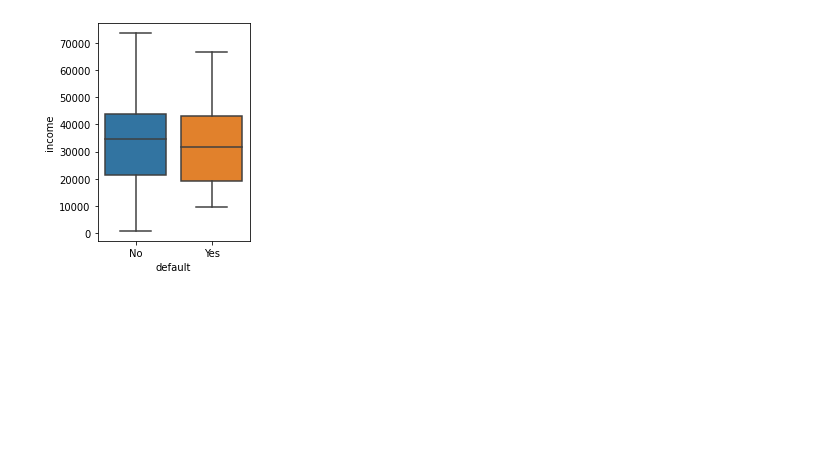
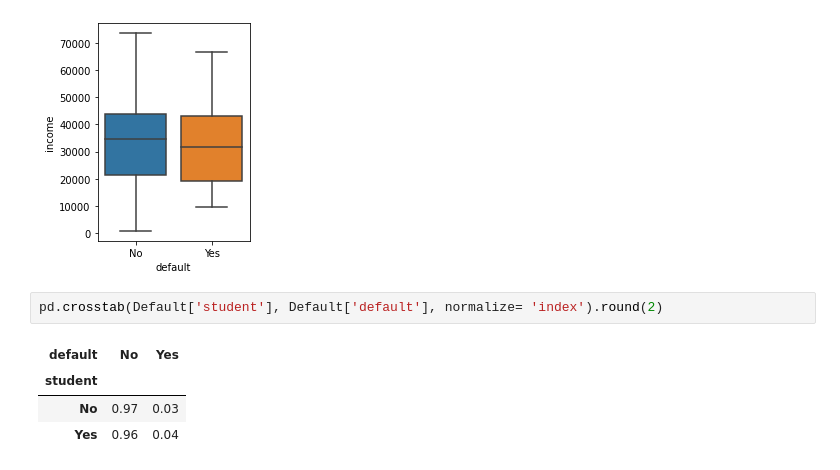
Before and after one commit to Rishiraj-singh7/Financial-data-Analysis, a Jupyter notebook: main.ipynb, the cells around one changed output. Cells and saved outputs as stored; diff of their text form; blank space fills up the shorter version.

```diff
--- a/main.ipynb
+++ b/main.ipynb
@@ -100,3 +100,10 @@ sns.boxplot(Default['default'], Default['income'])
 plt.show()
 # %% [output]
 [figure]
+# %%
+pd.crosstab(Default['student'], Default['default'], normalize= 'index').round(2)
+# %% [output]
+| default | No | Yes |
+| student |  |  |
+| No | 0.97 | 0.03 |
+| Yes | 0.96 | 0.04 |
```
Also changed, not shown: parts of 2 cells of this notebook.
